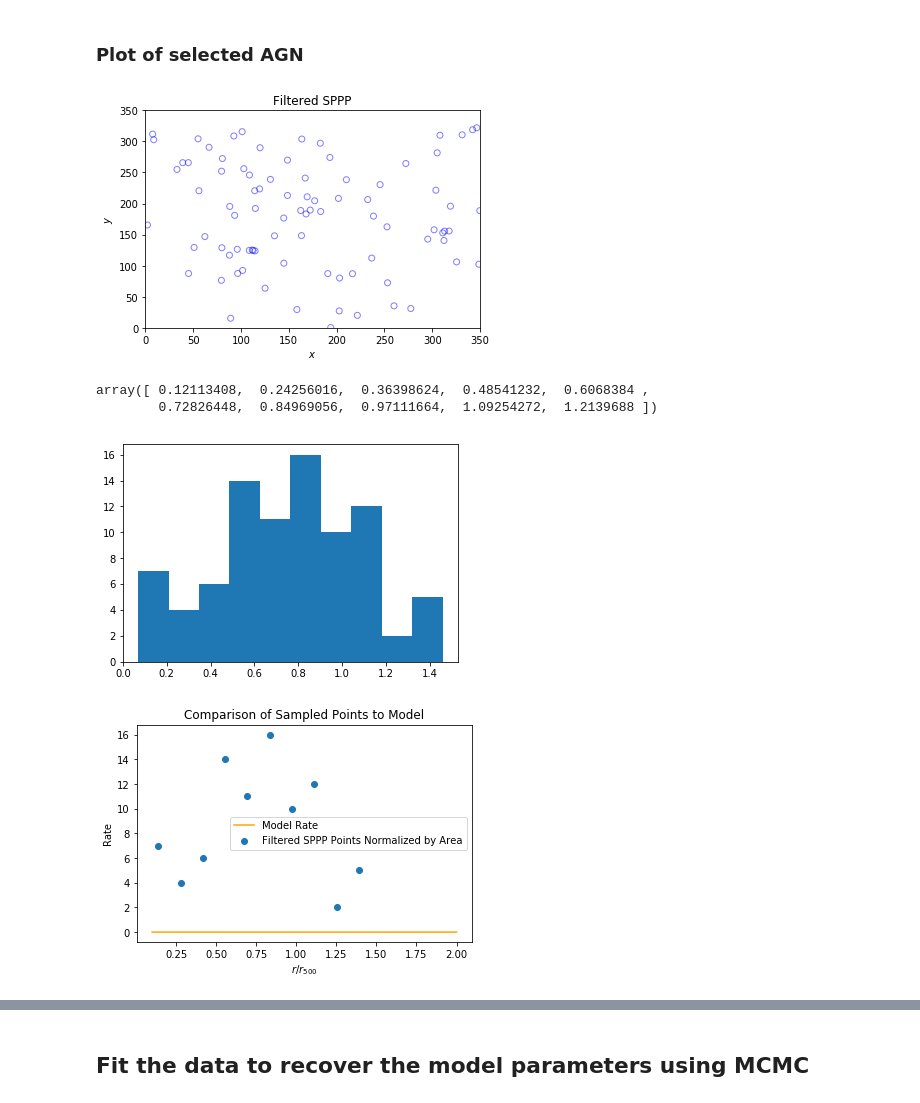
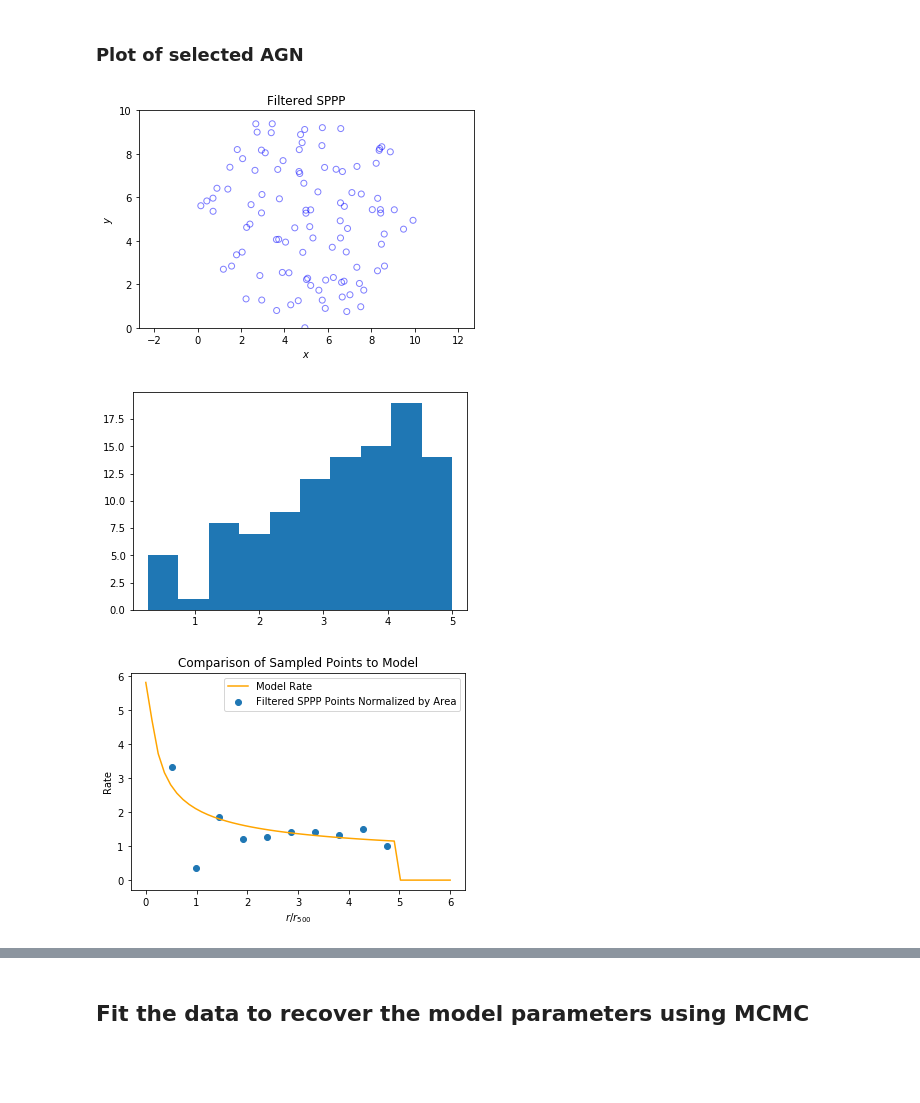
Before and after one commit to floydie7/SPT_AGN, a Jupyter notebook: Mock_Data_Generation_and_fitting.ipynb, the cells around one changed output, grey strips where cells are left out. Saved outputs shown, nothing was run; the diff lists cells and outputs as text; code cells hidden in the pictures; blank space fills up the shorter version.

Commit message:
Refining the mock data generation and fitting

```diff
--- a/Mock_Data_Generation_and_fitting.ipynb
+++ b/Mock_Data_Generation_and_fitting.ipynb
@@ -142,21 +152,16 @@ SPT_data['r500'] = (3 * SPT_data['M500'] /
 #### Model parameters:
 # %%
 # Set parameter values
-theta_true = 2e-4    # Amplitude. To get realistic AGN counts per cluster (~3) this needs to be ~(5-2) x 10^-6.
+theta_true = 5.0     # Amplitude. To get realistic AGN counts per cluster (~3) this needs to be ~(5-2) x 10^-6.
 eta_true = 1.2       # Redshift slope
-beta_true = -0.5     # Radial slope
+beta_true = 0.5      # Radial slope
 zeta_true = -1.0     # Mass slope
 C_true = 0.371       # Background AGN surface density
+
+params_true = (theta_true, eta_true, zeta_true, beta_true)
 # %%
-# Pick out a cluster at random for demonstration purposes
-# cluster = SPT_data[np.random.randint(0, len(SPT_data)+1)]
 cluster = SPT_data[1]
 
-# outAGN_list = []
-# for cluster in cluster_list:
-
-# The following lines in this cell would typically be in a loop for each cluster then stack the tables
-# at the end into a final "survey" catalog.
 spt_id = cluster['SPT_ID']
 z_cl = cluster['REDSHIFT']
 m500_cl = cluster['M500'] * u.Msun
@@ -164,7 +169,7 @@ r500_cl = cluster['r500'] * u.Mpc
 print("---\nCluster Data: z = {z:.2f}, M500 = {m:.2e}, r500 = {r:.2f}".format(z=z_cl, m=m500_cl, r=r500_cl))
 
 # Calculate the model values for the AGN candidates in the cluster
-rad_model = model_rate(z_cl, m500_cl, r_dist, (theta_true, eta_true, zeta_true, beta_true))
+rad_model = model_rate(z_cl, m500_cl, r_dist, params_true)
 
 # Find the maximum rate. This establishes that the number of AGN in the cluster is tied to the redshift and mass of
 # the cluster.
@@ -172,25 +177,22 @@ max_rate = np.max(rad_model)
 print('Max rate: {}'.format(max_rate))
 
 # dx is set to 350 to mimic an IRAC image's width in pixels.
-dx = 350.
+dx = 10.
 
 # Simulate the AGN using the spatial Poisson point process.
 agn_coords = poisson_point_process(max_rate, dx)
 
 # Find the radius of each point placed scaled by the cluster's r500 radius
-radii = (np.sqrt((agn_coords[0] - dx/2.)**2 + (agn_coords[1] - dx/2.)**2)
-         * (0.8627 * u.arcsec / cosmo.arcsec_per_kpc_proper(z_cl).to(u.arcsec / u.Mpc))) / r500_cl
-# print(np.min(radii), np.max(radii))
-# print(np.mean(rad_model))
-# print(np.min(rad_model), np.max(rad_model))
+radii = (np.sqrt((agn_coords[0] - dx/2.)**2 + (agn_coords[1] - dx/2.)**2))
+         # * (0.8627 * u.arcsec / cosmo.arcsec_per_kpc_proper(z_cl).to(u.arcsec / u.Mpc))) / r500_cl
 
 # Filter the candidates through the model to establish the radial trend in the data.
-rate_at_rad = model_rate(z_cl, m500_cl, radii, (theta_true, eta_true, zeta_true, beta_true))
-# print(np.min(rate_at_rad), np.max(rate_at_rad))
-# print(np.mean(rate_at_rad))
+rate_at_rad = model_rate(z_cl, m500_cl, radii, params_true)
 
 # Our rejection rate is the model rate at the radius scaled by the maximum rate
 prob_reject = rate_at_rad / max_rate
+# print(radii[0:5])
+# print(prob_reject[0:5])
 
 # Draw a random number for each candidate
 alpha = np.random.uniform(0, 1, len(rate_at_rad))
@@ -200,8 +202,8 @@ y_final = agn_coords[1][np.where(prob_reject >= alpha)]
 print('Number of points in final selection: {}'.format(len(x_final)))
 
 # Calculate the radii of the final AGN scaled by the cluster's r500 radius
-r_final = (np.sqrt((x_final - dx/2.)**2 + (y_final - dx/2.)**2)
-           * (0.8627 * u.arcsec / cosmo.arcsec_per_kpc_proper(z_cl).to(u.arcsec / u.Mpc))) / r500_cl
+r_final = (np.sqrt((x_final - dx/2.)**2 + (y_final - dx/2.)**2))
+           # * (0.8627 * u.arcsec / cosmo.arcsec_per_kpc_proper(z_cl).to(u.arcsec / u.Mpc))) / r500_cl
 
 # Create a table of our output objects
 AGN_list = Table([r_final], names=['r_r500'])
@@ -209,13 +211,6 @@ AGN_list['SPT_ID'] = spt_id
 AGN_list['M500'] = m500_cl
 AGN_list['REDSHIFT'] = z_cl
 
-# Just reorder the columns for aesthetic reasons.
 outAGN = AGN_list['SPT_ID', 'REDSHIFT', 'M500', 'r_r500']
-# outAGN_list.append(outAGN)
-#
-# outAGN_tot = vstack(outAGN_list)
-# print(np.min(r_final), np.max(r_final))
-# r_final_rate = model_rate(z_cl, m500_cl, r_final, (theta_true, eta_true, zeta_true, beta_true))
-# print(np.min(r_final_rate), np.max(r_final_rate))
 # %% [output]
 ---
@@ -247,27 +242,24 @@ plt.show()
 # %%
 fig, ax = plt.subplots()
 ax.scatter(x_final, y_final, edgecolor='b', facecolor='none', alpha=0.5)
-# ax.set_aspect('equal', 'datalim')
+ax.set_aspect('equal', 'datalim')
 ax.set(title='Filtered SPPP', xlabel=r'$x$', ylabel=r'$y$', xlim=[0, dx], ylim=[0, dx])
 plt.show()
 # %% [output]
-[figure, old version]
+[figure, new version]
 # %%
 hist, bin_edges = np.histogram(r_final)
 bins = (bin_edges[1:len(bin_edges)]-bin_edges[0:len(bin_edges)-1])/2. + bin_edges[0:len(bin_edges)-1]
 plt.hist(r_final)
 
 # but normalise the area
 area_edges = np.pi * bin_edges**2
 area = area_edges[1:len(area_edges)]-area_edges[0:len(area_edges)-1]
-area
 # %% [output]
-array([ 0.12113408,  0.24256016,  0.36398624,  0.48541232,  0.6068384 ,
-        0.72826448,  0.84969056,  0.97111664,  1.09254272,  1.2139688 ])
-[figure, old version]
+[figure, new version]
 # %%
 fig, ax = plt.subplots()
-ax.scatter(bins, hist, label='Filtered SPPP Points Normalized by Area')
+ax.scatter(bins, hist/area, label='Filtered SPPP Points Normalized by Area')
 ax.plot(r_dist, rad_model, color="orange", label='Model Rate')
 ax.set(
 title='Comparison of Sampled Points to Model',
@@ -276,4 +268,4 @@ ylabel='Rate')
 ax.legend()
 fig.savefig('Data/MCMC/Mock_Catalog/Plots/binned_data_to_model.pdf', format='pdf')
 # %% [output]
-[figure, old version]
+[figure, new version]
```
Also changed, not shown: parts of 13 cells of this notebook, 2 other files.
